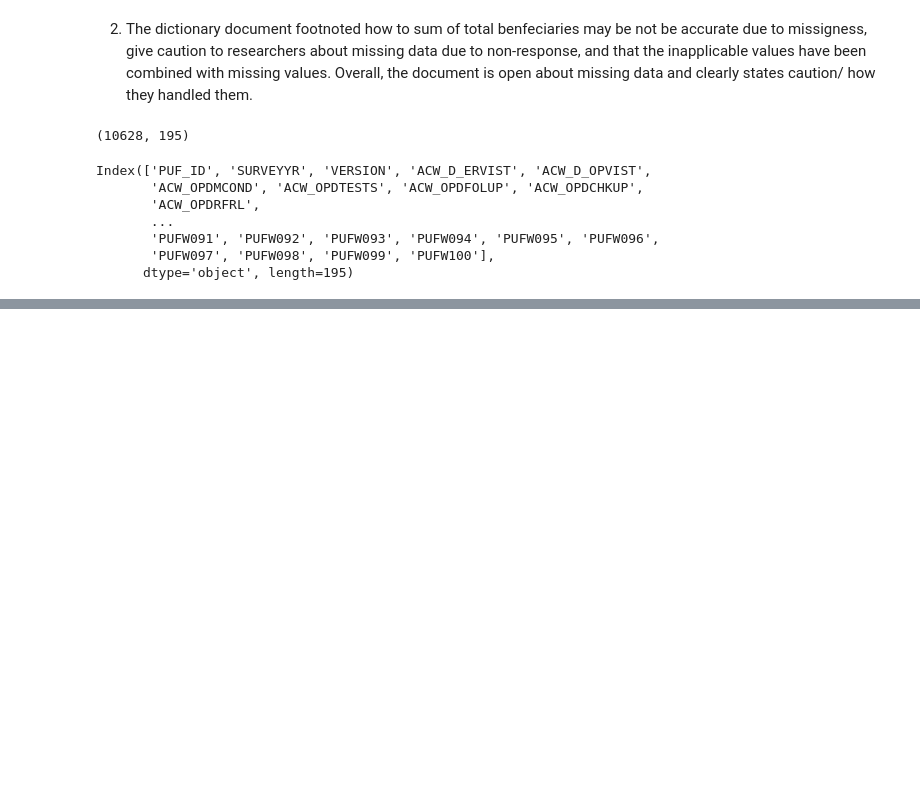
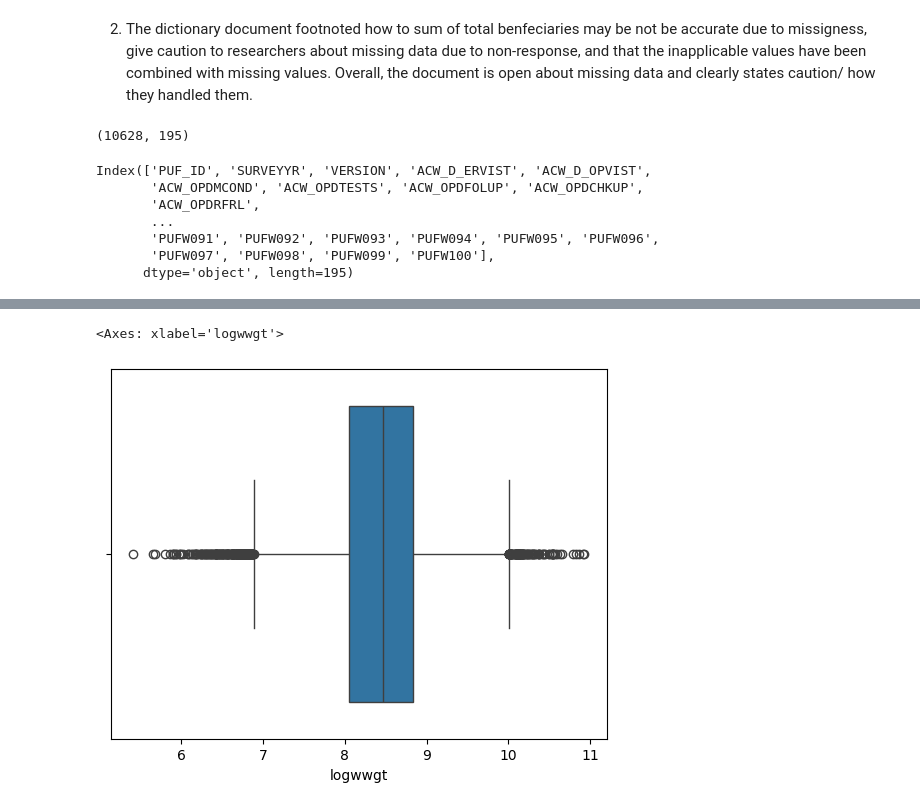
Before and after one commit to ElliotRoosevelt/visualization, a Jupyter notebook: assignment/assignment.ipynb, the cells around one changed output, grey strips where cells are left out. Cells and saved outputs as stored; diff of their text form; code cells hidden in the pictures; blank space fills up the shorter version.

```diff
--- a/assignment/assignment.ipynb
+++ b/assignment/assignment.ipynb
@@ -360,0 +403,5 @@ up.replace(to_replace=["D", "R"],value="NA") #replaced D R with NA
+# %%
+sns.boxplot(data=win,x='logwwgt')
+# %% [output]
+<Axes: xlabel='logwwgt'>
+[figure, added]
```
Also changed, not shown: parts of 18 cells of this notebook.
